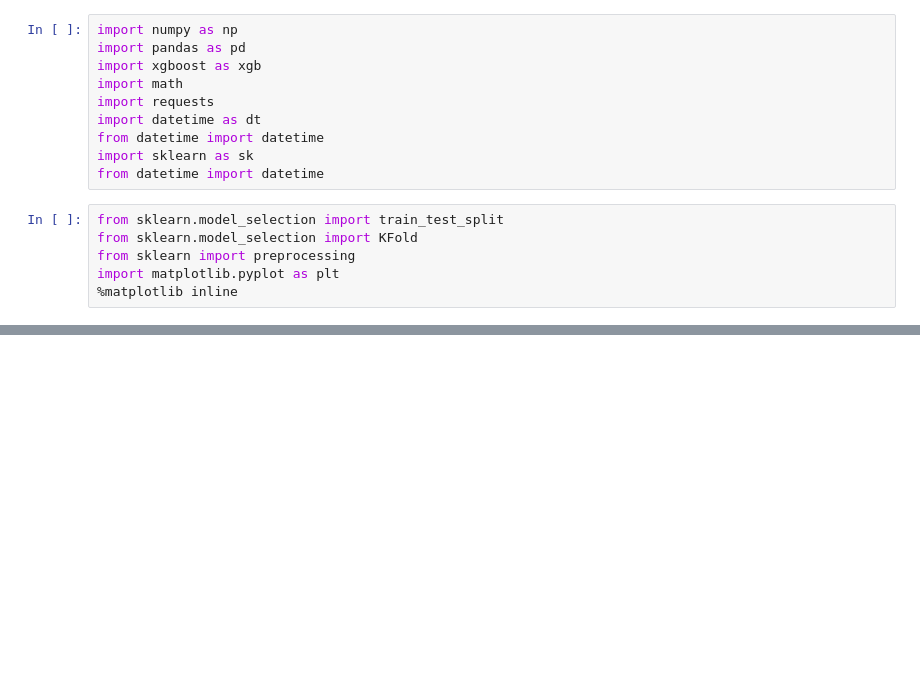
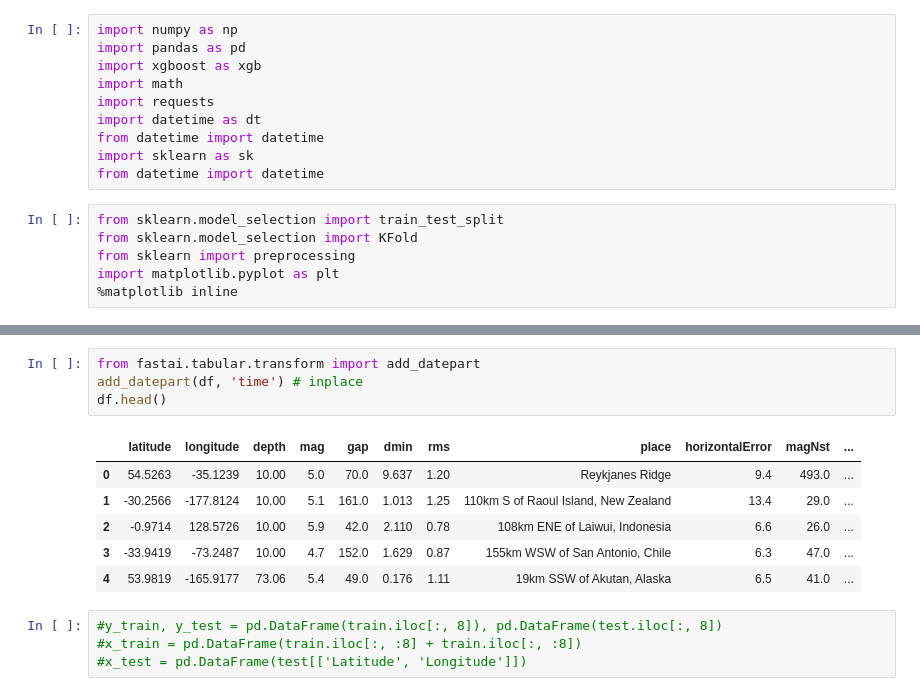
Before and after one commit to EfeTascioglu/hackTheNorth2019, a Jupyter notebook: QuakeTester.ipynb, the cells around one changed output, grey strips where cells are left out. Drawn from its saved outputs; the diff is of its cells as text; blank space fills up the shorter version.

```diff
--- a/QuakeTester.ipynb
+++ b/QuakeTester.ipynb
@@ -36,0 +57,15 @@ query1.csv          100%[===================>]  16.69M  84.7MB/s    in 0.2s
+# %%
+from fastai.tabular.transform import add_datepart
+add_datepart(df, 'time') # inplace
+df.head()
+# %% [output]
+|  | latitude | longitude | depth | mag | gap | dmin | rms | place | horizontalError | magNst | ... |
+| 0 | 54.5263 | -35.1239 | 10.00 | 5.0 | 70.0 | 9.637 | 1.20 | Reykjanes Ridge | 9.4 | 493.0 | ... |
+| 1 | -30.2566 | -177.8124 | 10.00 | 5.1 | 161.0 | 1.013 | 1.25 | 110km S of Raoul Island, New Zealand | 13.4 | 29.0 | ... |
+| 2 | -0.9714 | 128.5726 | 10.00 | 5.9 | 42.0 | 2.110 | 0.78 | 108km ENE of Laiwui, Indonesia | 6.6 | 26.0 | ... |
+| 3 | -33.9419 | -73.2487 | 10.00 | 4.7 | 152.0 | 1.629 | 0.87 | 155km WSW of San Antonio, Chile | 6.3 | 47.0 | ... |
+| 4 | 53.9819 | -165.9177 | 73.06 | 5.4 | 49.0 | 0.176 | 1.11 | 19km SSW of Akutan, Alaska | 6.5 | 41.0 | ... |
+# %%
+#y_train, y_test = pd.DataFrame(train.iloc[:, 8]), pd.DataFrame(test.iloc[:, 8])
+#x_train = pd.DataFrame(train.iloc[:, :8] + train.iloc[:, :8])
+#x_test = pd.DataFrame(test[['Latitude', 'Longitude']])
```
Also changed, not shown: parts of 26 cells of this notebook.
